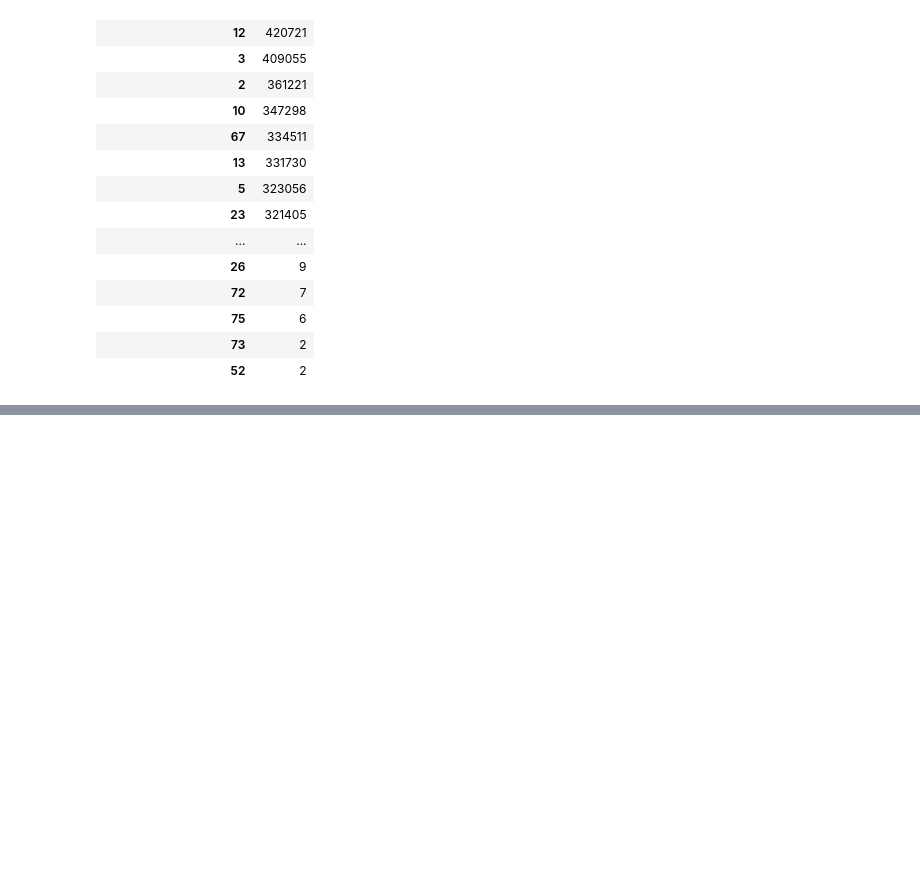
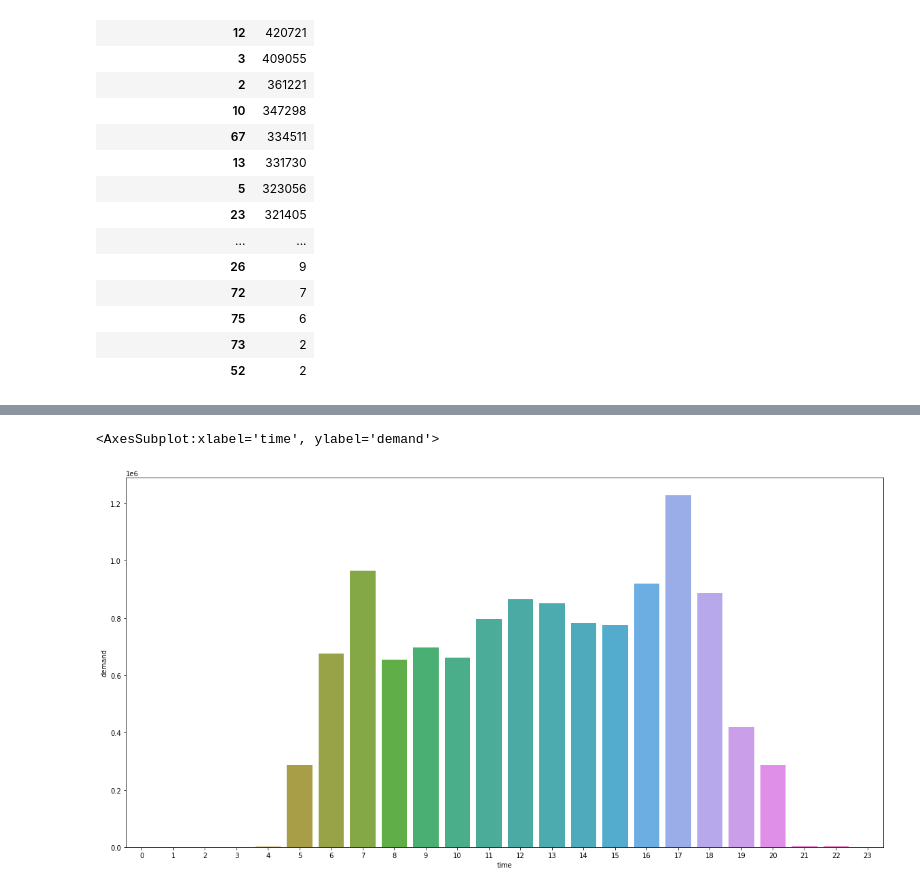
Before and after one commit to McNickSisto/world_data_league, a Jupyter notebook: stage_3/sisto_time_series.ipynb, the cells around one changed output, grey strips where cells are left out. Saved outputs shown, nothing was run; the diff lists cells and outputs as text; code cells hidden in the pictures; blank space fills up the shorter version.

```diff
--- a/stage_3/sisto_time_series.ipynb
+++ b/stage_3/sisto_time_series.ipynb
@@ -392,0 +420,6 @@ df[df['station'] == '1']
+# %%
+df['time'] = df['time'].astype(int)
+# %%
+# aggregated demand per hour between 2014-2019
+ad_per_hour = df.groupby('time').sum()
+ad_per_hour.sort_index(ascending=True)
@@ -392,0 +445,6 @@ df[df['station'] == '1']
+# %%
+plt.figure(figsize=(20,10))
+sns.barplot(data=ad_per_hour, x=ad_per_hour.index, y='demand')
+# %% [output]
+<AxesSubplot:xlabel='time', ylabel='demand'>
+[figure, added]
```
Also changed, not shown: parts of 41 cells of this notebook.
